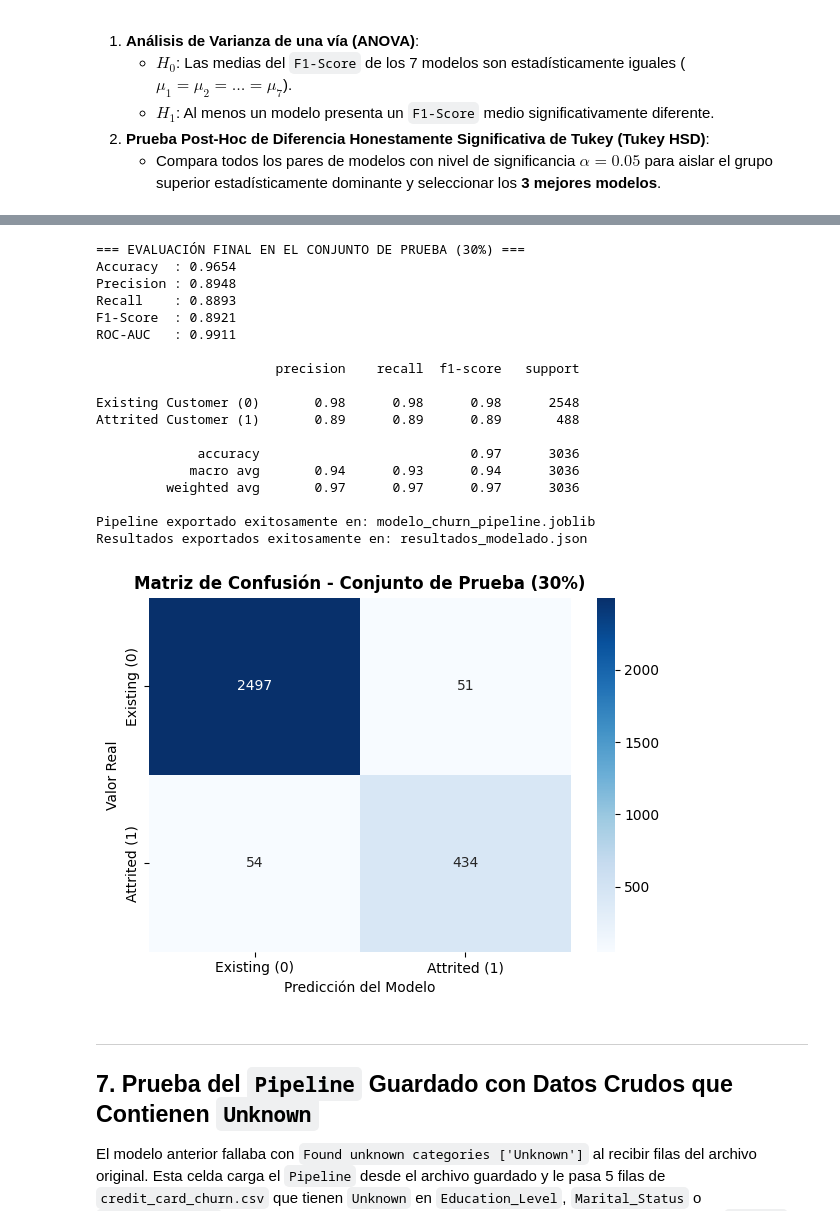
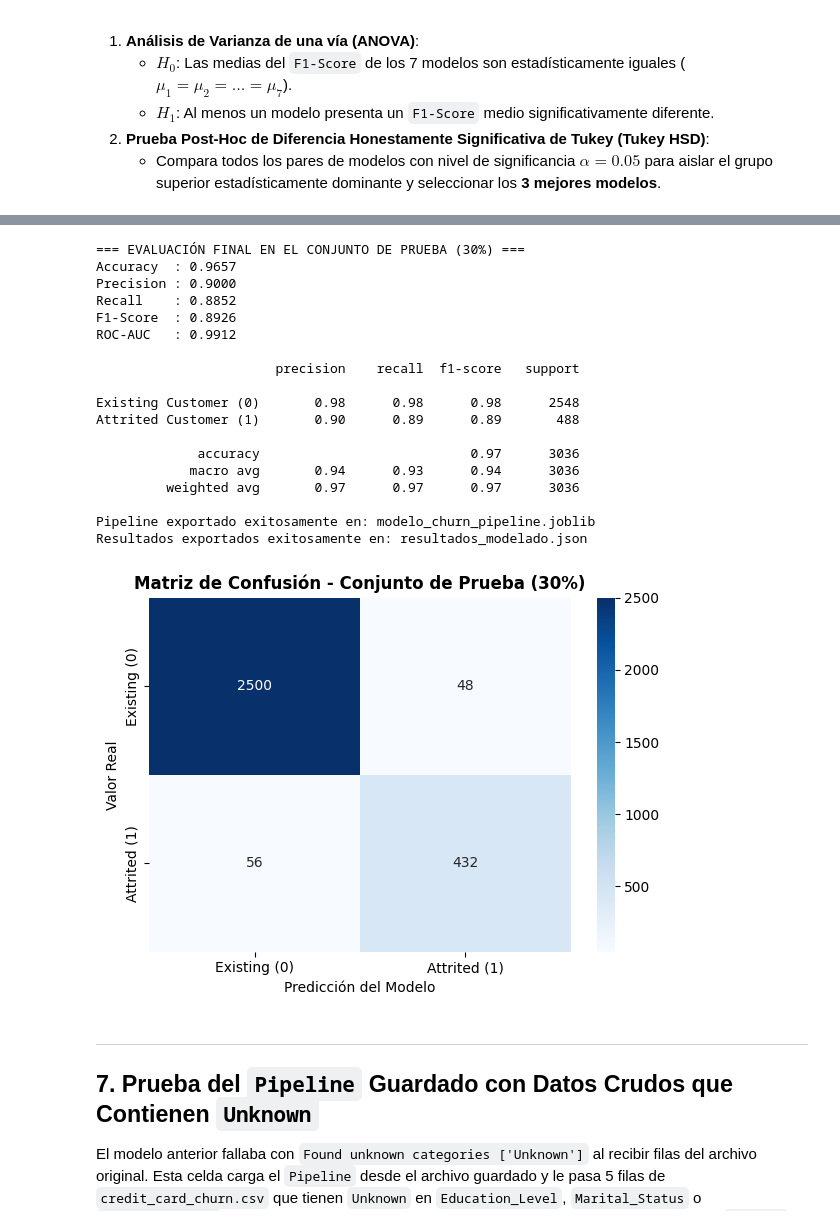
Before and after one commit to dani1309/Clasificacion-de-dataos, a Jupyter notebook: Credit card Chum/02_Modelado_Predictivo_Avanzado.ipynb, the cells around one changed output, grey strips where cells are left out. Cells and saved outputs as stored; diff of their text form; code cells hidden in the pictures.

Commit message:
GridSearchCV real, interpretación final y despliegue con datos crudos

```diff
--- a/Credit card Chum/02_Modelado_Predictivo_Avanzado.ipynb
+++ b/Credit card Chum/02_Modelado_Predictivo_Avanzado.ipynb
@@ -271,6 +274,14 @@ tukey_res = pairwise_tukeyhsd(endog=df_tukey_long['F1_Score'], groups=df_tukey_l
 print("\n=== PRUEBA POST-HOC DE TUKEY HSD (alpha = 0.05) ===")
 print(tukey_res.summary())
 
+# p-valores sin el redondeo de la tabla anterior
+df_tukey_p = pd.DataFrame(list(combinations(tukey_res.groupsunique, 2)), columns=['Modelo A', 'Modelo B'])
+df_tukey_p['Diferencia F1 (B - A)'] = np.round(tukey_res.meandiffs, 4)
+df_tukey_p['p-adj'] = tukey_res.pvalues
+df_tukey_p['Significativa'] = tukey_res.reject
+print("\n=== P-VALORES AJUSTADOS DE TUKEY SIN REDONDEAR ===")
+print(df_tukey_p.to_string(index=False, formatters={'p-adj': '{:.3e}'.format}))
+
 # Visualización comparativa de distribuciones de F1-Score
 plt.figure(figsize=(10, 5))
 sns.boxplot(data=df_tukey_long, x='F1_Score', y='Modelo', palette='viridis')
@@ -467,19 +451,16 @@ El mejor modelo global resultante tras la hiperparametrización es **XGBoost opt
 Se evalúa el `Pipeline` sobre el **30% de datos de prueba (`X_test`, `y_test`)** y se exporta en `modelo_churn_pipeline.joblib` para su uso directo en la interfaz gráfica de **Streamlit**.
 # %%
 # Selección automática de los mejores hiperparámetros del modelo ganador (XGBoost)
-if best_xgb_opt_score >= best_xgb_gs_score:
-    winning_xgb_params = best_xgb_opt_params
-    winning_opt_method = "Optimización Bayesiana (Optuna TPE)"
-else:
-    winning_xgb_params = best_xgb_gs_params
-    winning_opt_method = "GridSearchCV"
+candidatos_xgb = [
+    ("Optimización Bayesiana (Optuna TPE)", best_xgb_opt_score, best_xgb_opt_params),
+    ("GridSearchCV", best_xgb_gs_score, best_xgb_gs_params),
+    ("Línea base (comparación inicial)", cv_results_dict[nombre_xgb]['test_f1'].mean(), xgb_base_params)
+]
+winning_opt_method, winning_cv_f1, winning_xgb_params = max(candidatos_xgb, key=lambda c: c[1])
 
 final_xgb = XGBClassifier(**winning_xgb_params, random_state=42, eval_metric='logloss', n_jobs=-1)
 
-final_pipeline = ImbPipeline(steps=preparation_steps + [
-    ('smote', SMOTE(random_state=42)),
-    ('classifier', final_xgb)
-])
+final_pipeline = build_pipeline(final_xgb)
 
 final_pipeline.fit(X_train, y_train)
 
@@ -520,45 +501,46 @@ resultados = {
     "cv_summary": df_cv_summary.drop(columns=['F1_mean']).to_dict(orient='records'),
     "anova_f": round(float(f_stat), 4),
     "anova_p": f"{p_val_anova:.4e}",
+    "tukey": [{**fila, "p-adj": float(f"{fila['p-adj']:.4e}"), "Significativa": bool(fila['Significativa'])} for fila in df_tukey_p.to_dict(orient='records')],
     "tuning": df_tuning.to_dict(orient='records'),
     "best_params": winning_xgb_params,
     "test_metrics": test_metrics
 }
 with open("resultados_modelado.json", "w", encoding="utf-8") as f:
     json.dump(resultados, f, ensure_ascii=False, indent=2)
 print("Resultados exportados exitosamente en: resultados_modelado.json")
 
 # Matriz de confusión en el 30% de prueba
 cm = confusion_matrix(y_test, y_pred_test)
 plt.figure(figsize=(6, 4.5))
 sns.heatmap(cm, annot=True, fmt='d', cmap='Blues',
             xticklabels=['Existing (0)', 'Attrited (1)'],
             yticklabels=['Existing (0)', 'Attrited (1)'])
 plt.title("Matriz de Confusión - Conjunto de Prueba (30%)", fontweight='bold')
 plt.xlabel("Predicción del Modelo")
 plt.ylabel("Valor Real")
 plt.tight_layout()
 plt.show()
 # %% [output]
 === EVALUACIÓN FINAL EN EL CONJUNTO DE PRUEBA (30%) ===
-Accuracy  : 0.9654
-Precision : 0.8948
-Recall    : 0.8893
-F1-Score  : 0.8921
-ROC-AUC   : 0.9911
+Accuracy  : 0.9657
+Precision : 0.9000
+Recall    : 0.8852
+F1-Score  : 0.8926
+ROC-AUC   : 0.9912
 
                        precision    recall  f1-score   support
 
 Existing Customer (0)       0.98      0.98      0.98      2548
-Attrited Customer (1)       0.89      0.89      0.89       488
+Attrited Customer (1)       0.90      0.89      0.89       488
 
              accuracy                           0.97      3036
             macro avg       0.94      0.93      0.94      3036
          weighted avg       0.97      0.97      0.97      3036
 
 Pipeline exportado exitosamente en: modelo_churn_pipeline.joblib
 Resultados exportados exitosamente en: resultados_modelado.json
-[figure, old version]
+[figure, new version]
 # %% [markdown]
 ---
 ## 7. Prueba del `Pipeline` Guardado con Datos Crudos que Contienen `Unknown`
```
Also changed, not shown: parts of 14 cells of this notebook, 4 other files.
